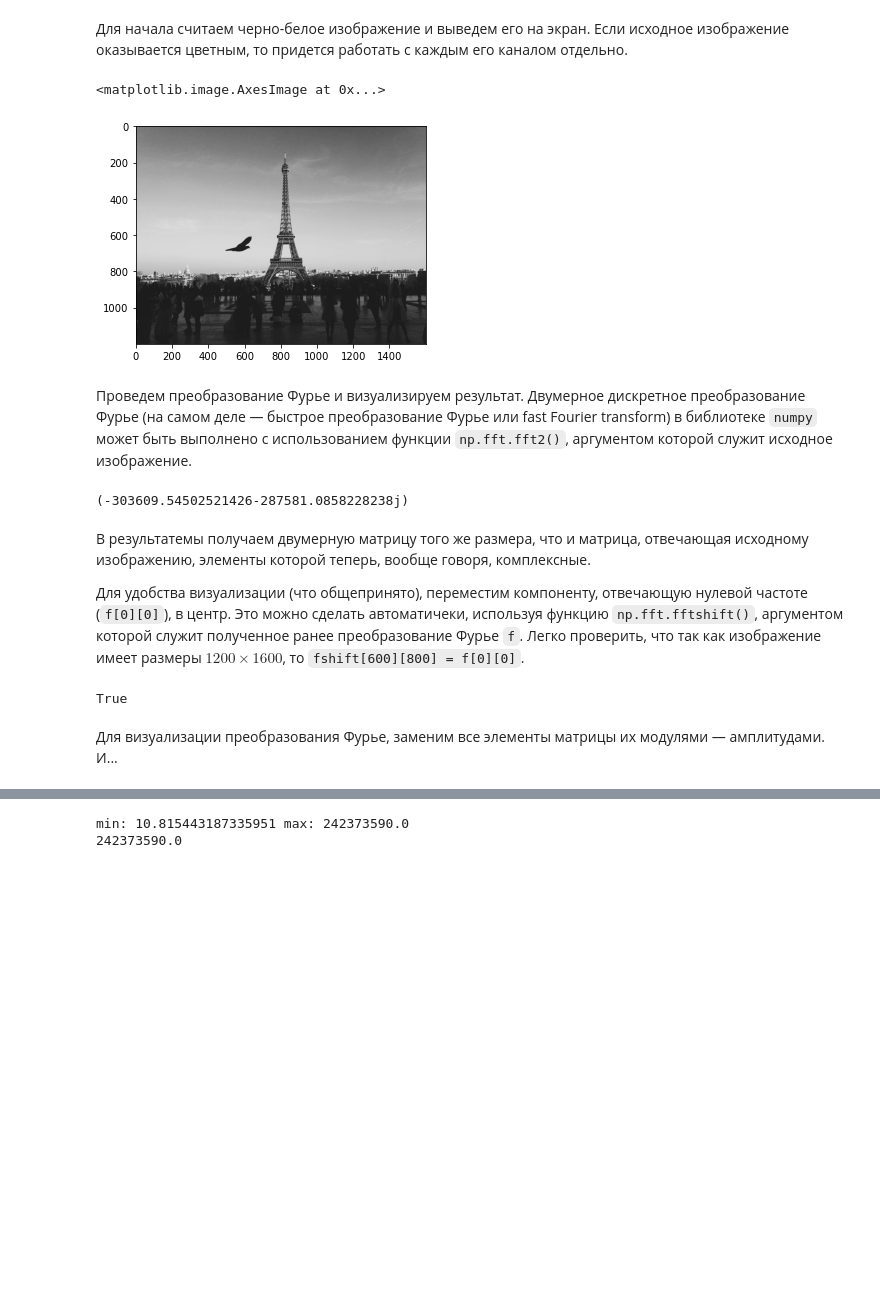
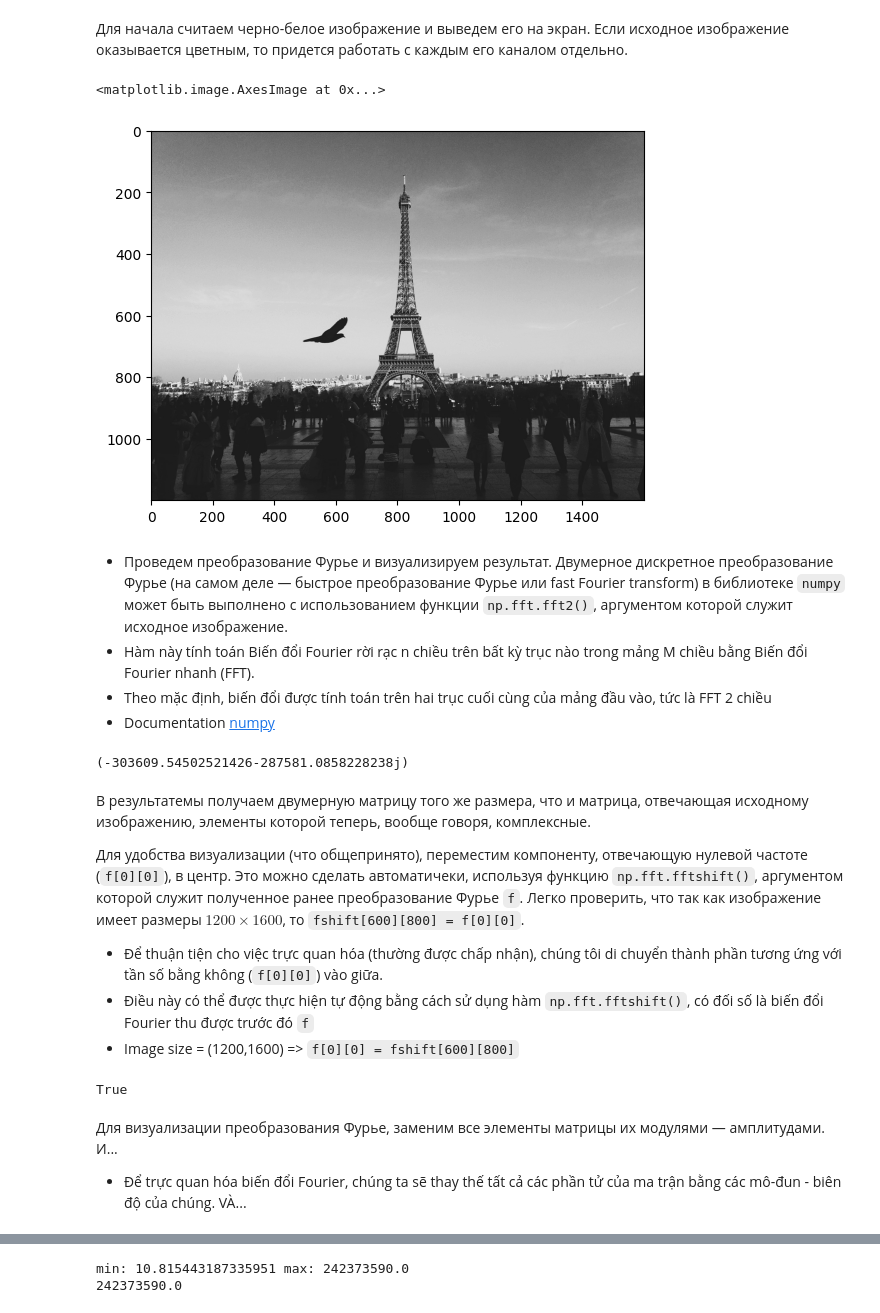
Before and after one commit to denotevn/Image-Processing-in-ITMO, a Jupyter notebook: Week_4/Week4.ipynb, the cells around one changed output, grey strips where cells are left out. Saved outputs shown, nothing was run; the diff lists cells and outputs as text; code cells hidden in the pictures; blank space fills up the shorter version.

```diff
--- a/Week_4/Week4.ipynb
+++ b/Week_4/Week4.ipynb
@@ -21,14 +36,17 @@ import matplotlib as mpl
 # %% [markdown]
 Для начала считаем черно-белое изображение и выведем его на экран. Если исходное изображение оказывается цветным, то придется работать с каждым его каналом отдельно.
 # %%
-img = cv2.imread('img.jpg')
+img = cv2.imread('./images/img.jpg')
 img = cv2.cvtColor(img, cv2.COLOR_BGR2GRAY)
 plt.imshow(img, cmap = 'gray')
 # %% [output]
 <matplotlib.image.AxesImage at 0x...>
-[figure, old version]
+[figure, new version]
 # %% [markdown]
-Проведем преобразование Фурье и визуализируем результат. Двумерное дискретное преобразование Фурье (на самом деле — быстрое преобразование Фурье или fast Fourier transform) в библиотеке `numpy` может быть выполнено с использованием функции `np.fft.fft2()`, аргументом которой служит исходное изображение.
++ Проведем преобразование Фурье и визуализируем результат. Двумерное дискретное преобразование Фурье (на самом деле — быстрое преобразование Фурье или fast Fourier transform) в библиотеке `numpy` может быть выполнено с использованием функции `np.fft.fft2()`, аргументом которой служит исходное изображение.
++ Hàm này tính toán Biến đổi Fourier rời rạc n chiều trên bất kỳ trục nào trong mảng M chiều bằng Biến đổi Fourier nhanh (FFT).
++ Theo mặc định, biến đổi được tính toán trên hai trục cuối cùng của mảng đầu vào, tức là FFT 2 chiều
++ Documentation [numpy](https://numpy.org/doc/stable/reference/generated/numpy.fft.fft2.html)
 # %%
 f = np.fft.fft2(img)
 print(f[10, 12])
@@ -38,5 +56,9 @@ print(f[10, 12])
 В результатемы получаем двумерную матрицу того же размера, что и матрица, отвечающая исходному изображению, элементы которой теперь, вообще говоря, комплексные.
 
 Для удобства визуализации (что общепринято), переместим компоненту, отвечающую нулевой частоте (`f[0][0]`), в центр. Это можно сделать автоматичеки, используя функцию `np.fft.fftshift()`, аргументом которой служит полученное ранее преобразование Фурье `f`. Легко проверить, что так как изображение имеет размеры $1200 \times 1600$, то `fshift[600][800] = f[0][0]`.
+
++ Để thuận tiện cho việc trực quan hóa (thường được chấp nhận), chúng tôi di chuyển thành phần tương ứng với tần số bằng không (`f[0][0]`) vào giữa.
++ Điều này có thể được thực hiện tự động bằng cách sử dụng hàm `np.fft.fftshift()`, có đối số là biến đổi Fourier thu được trước đó `f`
++ Image size = (1200,1600) => `f[0][0] = fshift[600][800]`
 # %%
 fshift = np.fft.fftshift(f)
@@ -45,6 +68,8 @@ print(fshift[600][800] == f[0][0])
 True
 # %% [markdown]
 Для визуализации преобразования Фурье, заменим все элементы матрицы их модулями — амплитудами. И...
+
++ Để trực quan hóa biến đổi Fourier, chúng ta sẽ thay thế tất cả các phần tử của ma trận bằng các mô-đun - biên độ của chúng. VÀ...
 # %%
 magnitude_spectrum = np.abs(fshift)
 plt.imshow(magnitude_spectrum, cmap = 'gray')
```
Also changed, not shown: parts of 24 cells of this notebook, 8 other files.
